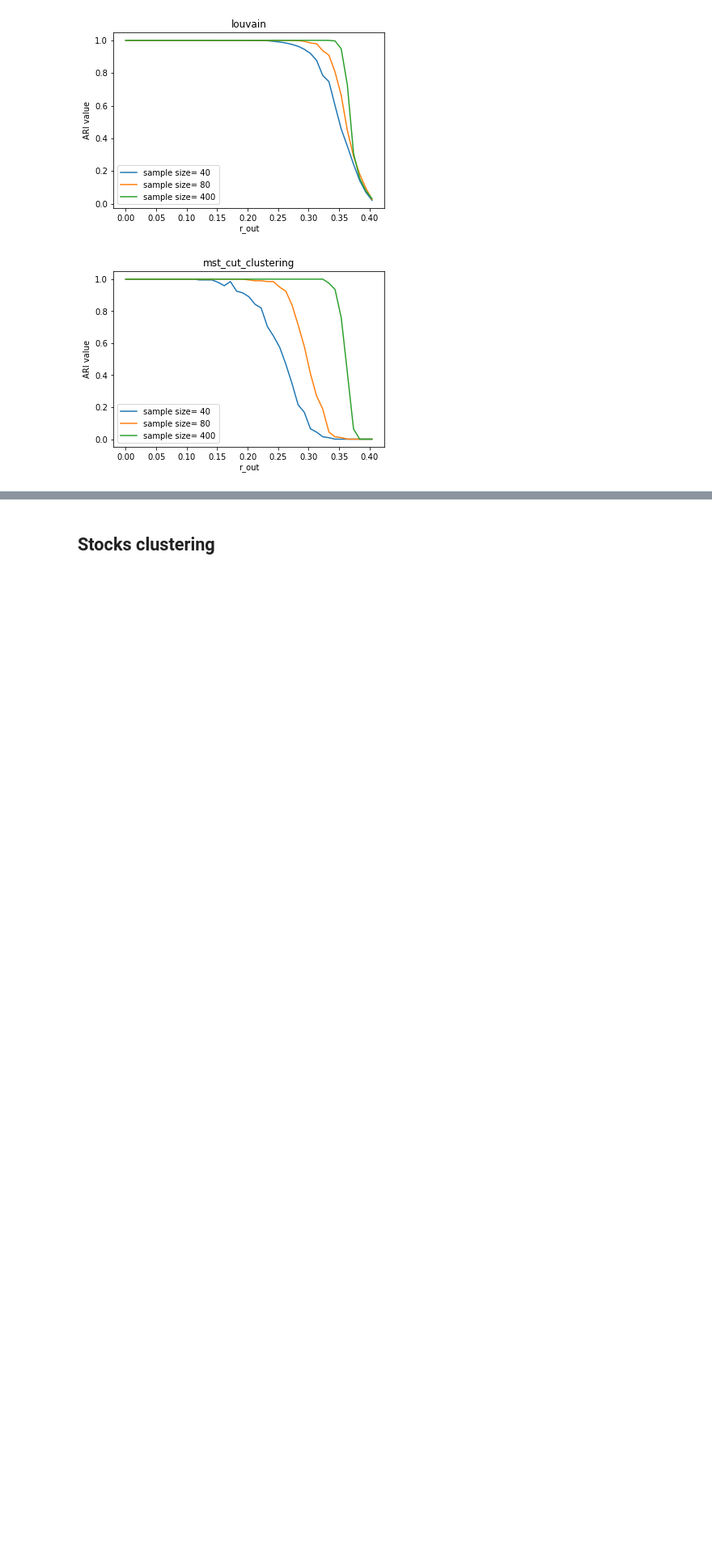
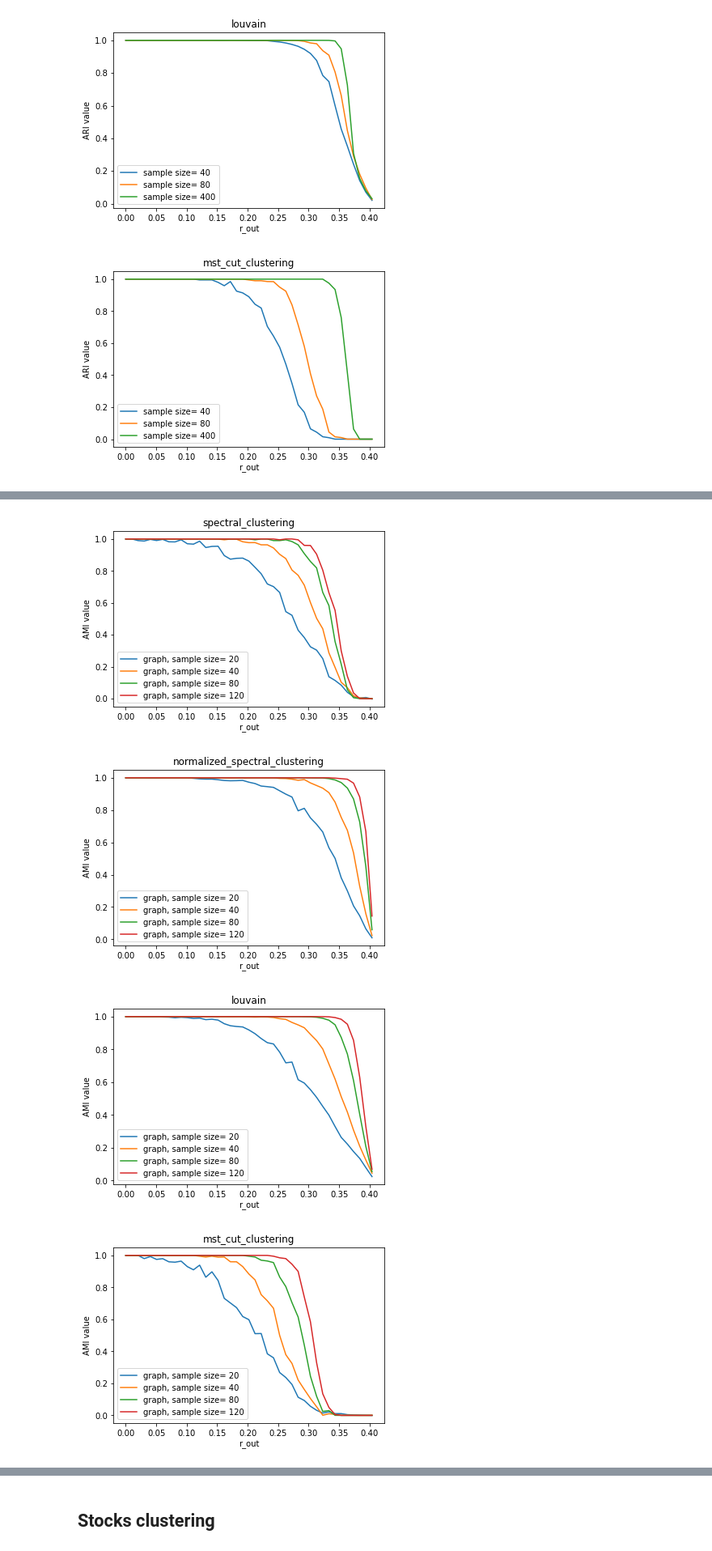
Before and after one commit to orrrrtem/Clustering_uncertainty, a Jupyter notebook: clustering_uncertainty.ipynb, the cells around one changed output, grey strips where cells are left out. Shown at 81% size. Cells and saved outputs as stored; diff of their text form; code cells hidden in the pictures; blank space fills up the shorter version.

Commit message:
experiment with different size of graph,sample for each algo

```diff
--- a/clustering_uncertainty.ipynb
+++ b/clustering_uncertainty.ipynb
@@ -1000,0 +990,2 @@ for algo in metrics40.keys():
+# %%
+rs = get_rs_from_fixed_weighted_degree(degree=16, cluster_size= 20, num_clusters=2,r_out_bound = (0,1,100))
@@ -1000,0 +1032,11 @@ for algo in metrics40.keys():
+# %%
+list(metrics40.keys())
+metric = 'AMI'
+for algo in metrics40.keys():
+    df = pd.DataFrame(list(zip(rs[1], metrics20[algo][metric], metrics40[algo][metric], metrics80[algo][metric], metrics120[algo][metric])), columns = ['r_out', 'graph, sample size= 20', 'graph, sample size= 40', 'graph, sample size= 80', 'graph, sample size= 120']).set_index(['r_out'])
+    df.plot(title=algo, ylabel = metric + ' value')
+# %% [output]
+[figure, added]
+[figure, added]
+[figure, added]
+[figure, added]
```
Also changed, not shown: parts of 4 cells of this notebook.
